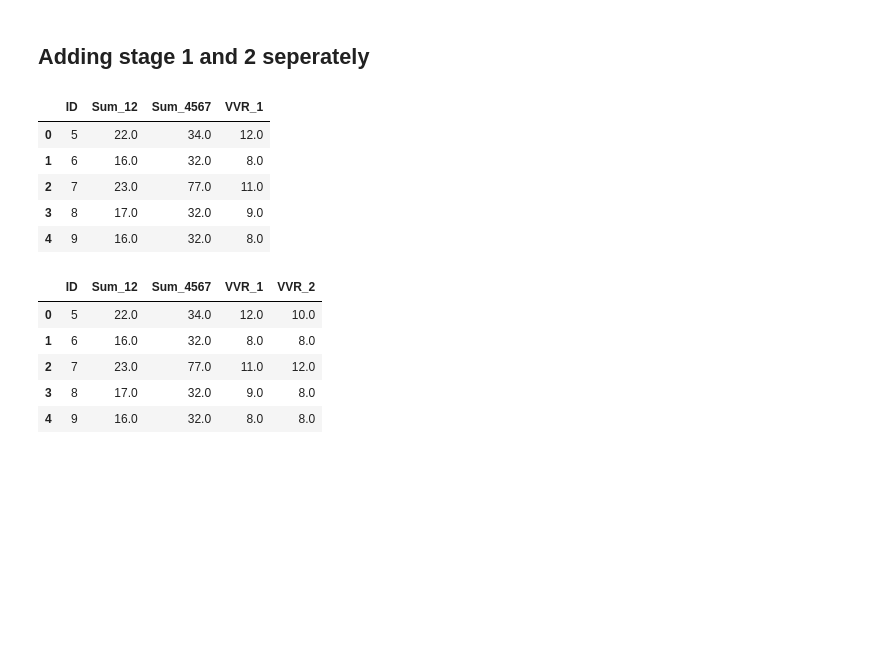
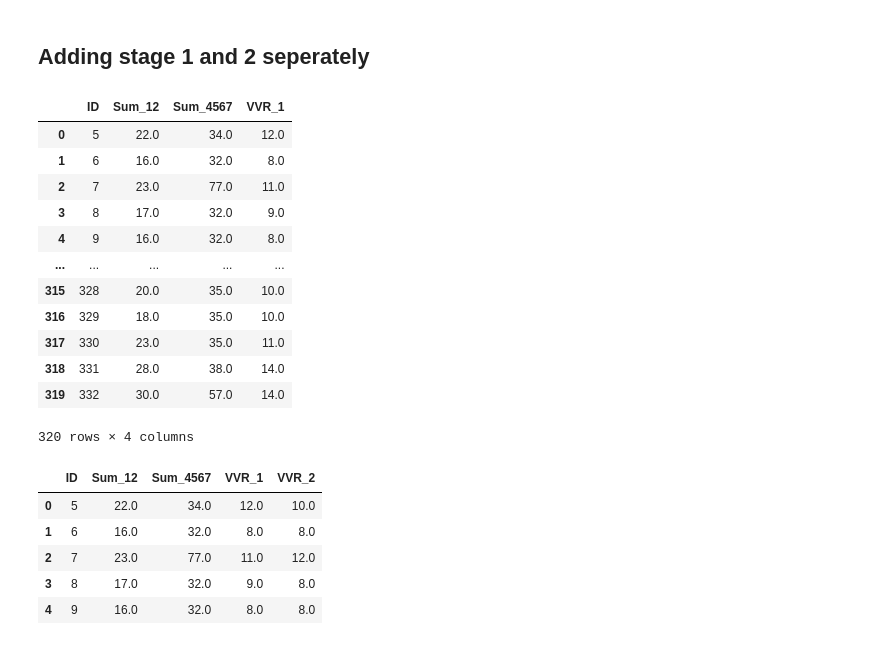
Before and after one commit to DionneSpaltman/predicting_VVR, a Jupyter notebook: processing/donor_info/preprocessing_donorinfo.ipynb, the cells around one changed output. Drawn from its saved outputs; the diff is of its cells as text; code cells hidden in the pictures; blank space fills up the shorter version.

```diff
--- a/processing/donor_info/preprocessing_donorinfo.ipynb
+++ b/processing/donor_info/preprocessing_donorinfo.ipynb
@@ -115,23 +115,30 @@ Minimum value of sum_4567: 32.0
 # %%
 # Assuming clean_donor_info is your DataFrame
 # Filter rows where Stage is 1
 VVR_measurements_filtered = VVR_measurements[VVR_measurements['Stage'] == 1]
 
 # Reset index of filtered_df
 VVR_measurements_filtered.reset_index(drop=True, inplace=True)
 
 # Assign sum_VVR values to VVR_scores
 VVR_scores['VVR_1'] = VVR_measurements_filtered['Sum_VVR']
 
 # Display VVR_scores DataFrame
-display(VVR_scores.head(5))
+display(VVR_scores)
 # %% [output]
 |  | ID | Sum_12 | Sum_4567 | VVR_1 |
 | 0 | 5 | 22.0 | 34.0 | 12.0 |
 | 1 | 6 | 16.0 | 32.0 | 8.0 |
 | 2 | 7 | 23.0 | 77.0 | 11.0 |
 | 3 | 8 | 17.0 | 32.0 | 9.0 |
 | 4 | 9 | 16.0 | 32.0 | 8.0 |
+| ... | ... | ... | ... | ... |
+| 315 | 328 | 20.0 | 35.0 | 10.0 |
+| 316 | 329 | 18.0 | 35.0 | 10.0 |
+| 317 | 330 | 23.0 | 35.0 | 11.0 |
+| 318 | 331 | 28.0 | 38.0 | 14.0 |
+| 319 | 332 | 30.0 | 57.0 | 14.0 |
+320 rows × 4 columns
 # %%
 # Assuming clean_donor_info is your DataFrame
 # Filter rows where Stage is 1
```
Also changed, not shown: 8 other files.
